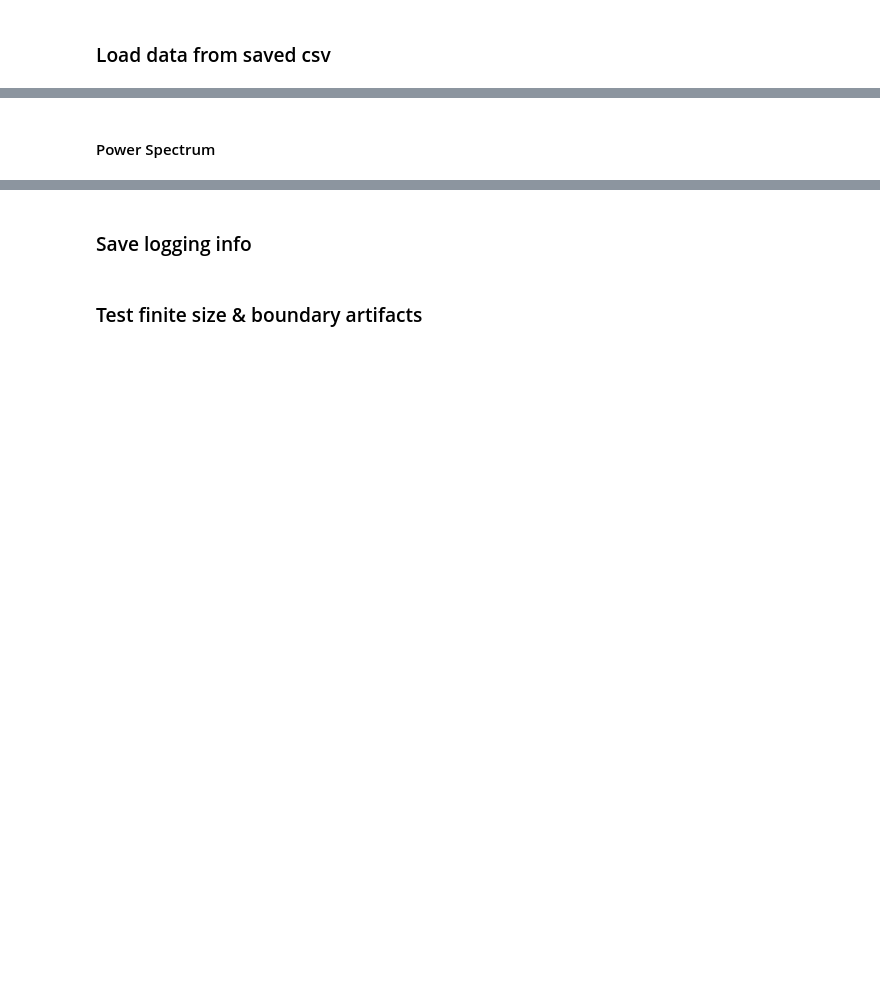
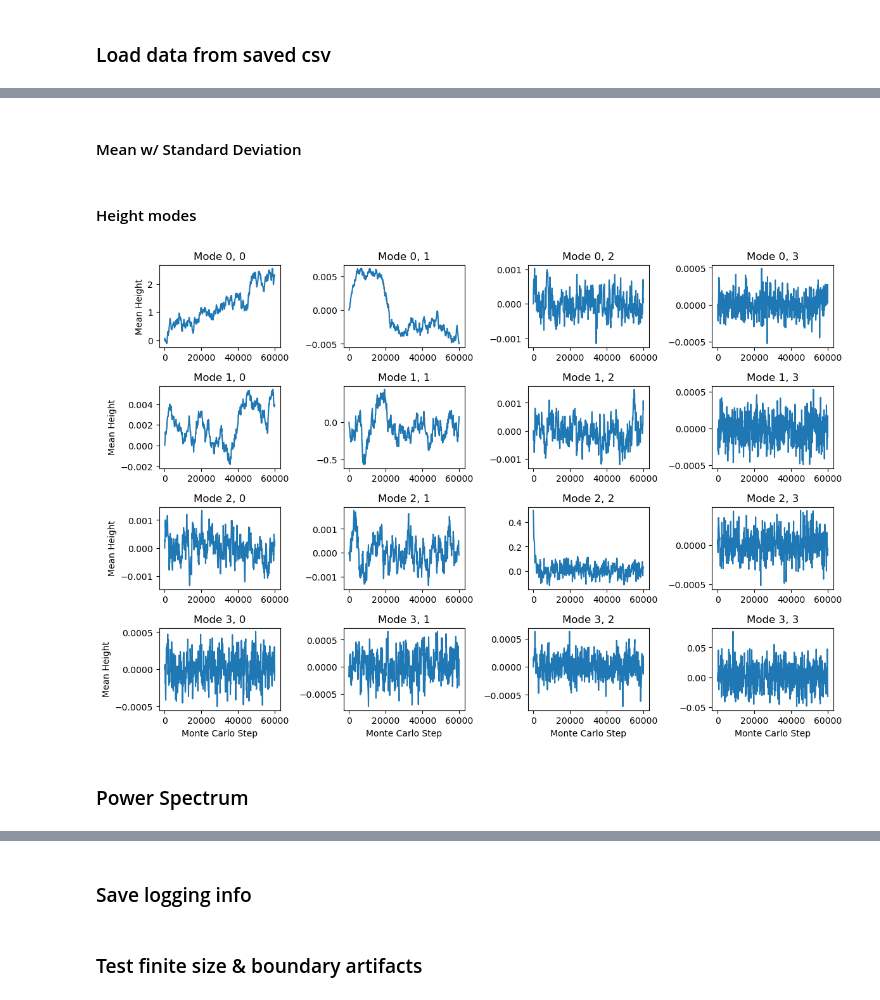
Before and after one commit to ralph-holden/mem_curve, a Jupyter notebook: gen_membrane/gen_mem.ipynb, the cells around one changed output, grey strips where cells are left out. Drawn from its saved outputs; the diff is of its cells as text; code cells hidden in the pictures; blank space fills up the shorter version.

```diff
--- a/gen_membrane/gen_mem.ipynb
+++ b/gen_membrane/gen_mem.ipynb
@@ -243,9 +273,8 @@ for membrane in membrane_lst[nskip::nframes]:
 
     # Calculate height
     mem_height     = calc_height(membrane, params.X, params.Y)
-    mean_height   += np.mean(mem_height) # average over all grids
-    #meansq_height += ( (np.max(mem_height) - np.min(mem_height))/2 )**2 # take membrane height from the mid-plane, average of +VE & -VE deviations
-    meansq_height += np.mean(mem_height**2)
+    mean_height   += np.mean(mem_height - np.mean(mem_height))    # average over all grids
+    meansq_height += ( (np.max(mem_height) - np.min(mem_height))/2 )**2 # take membrane height from the mid-plane, average of +VE & -VE deviations
 
 mean_height   /= len(membrane_lst[nskip::nframes])
 meansq_height /= len(membrane_lst[nskip::nframes])
@@ -353,0 +354,2 @@ plt.show()
+# %% [markdown]
+#### Mean w/ Standard Deviation
@@ -353,0 +401,2 @@ plt.show()
+# %% [markdown]
+#### Height modes
@@ -354,5 +426,44 @@ plt.show()
+# %%
+mode_keys = sorted(mean_h_modes.keys())
+n_modes = len(mode_keys)
+
+# Compute grid size using NumPy
+ncols = int(np.ceil(np.sqrt(n_modes)))
+nrows = int(np.ceil(n_modes / ncols))
+
+fig, axes = plt.subplots(nrows, ncols, figsize=(3*ncols, 2*nrows))
+axes = axes.flatten()
+
+for idx, (ax, key) in enumerate(zip(axes, mode_keys)):
+    ax.plot(np.arange(len(mean_h_modes[key])) * nframes,
+            mean_h_modes[key])
+
+    i, j = key
+    ax.set_title(f"Mode {i}, {j}")
+
+    row = idx // ncols
+    col = idx % ncols
+
+    # Label only perimeter plots:
+    # Left edge → y-label
+    if col == 0:
+        ax.set_ylabel("Mean Height")
+
+    # Bottom edge → x-label
+    if row == nrows - 1:
+        ax.set_xlabel("Monte Carlo Step")
+
+# Hide unused axes
+for ax in axes[n_modes:]:
+    ax.set_visible(False)
+
+plt.tight_layout(pad=1.2)
+plt.savefig(f'./{save_dir}/height_modes')
+plt.show()
+# %% [output]
+[figure, added]
 # %% [markdown]
-#### Power Spectrum
+### Power Spectrum
 # %%
 # Calculate power spectrum
 f, Pxx = periodogram(energy_lst)
```
Also changed, not shown: parts of 55 cells of this notebook, 1 other file.
